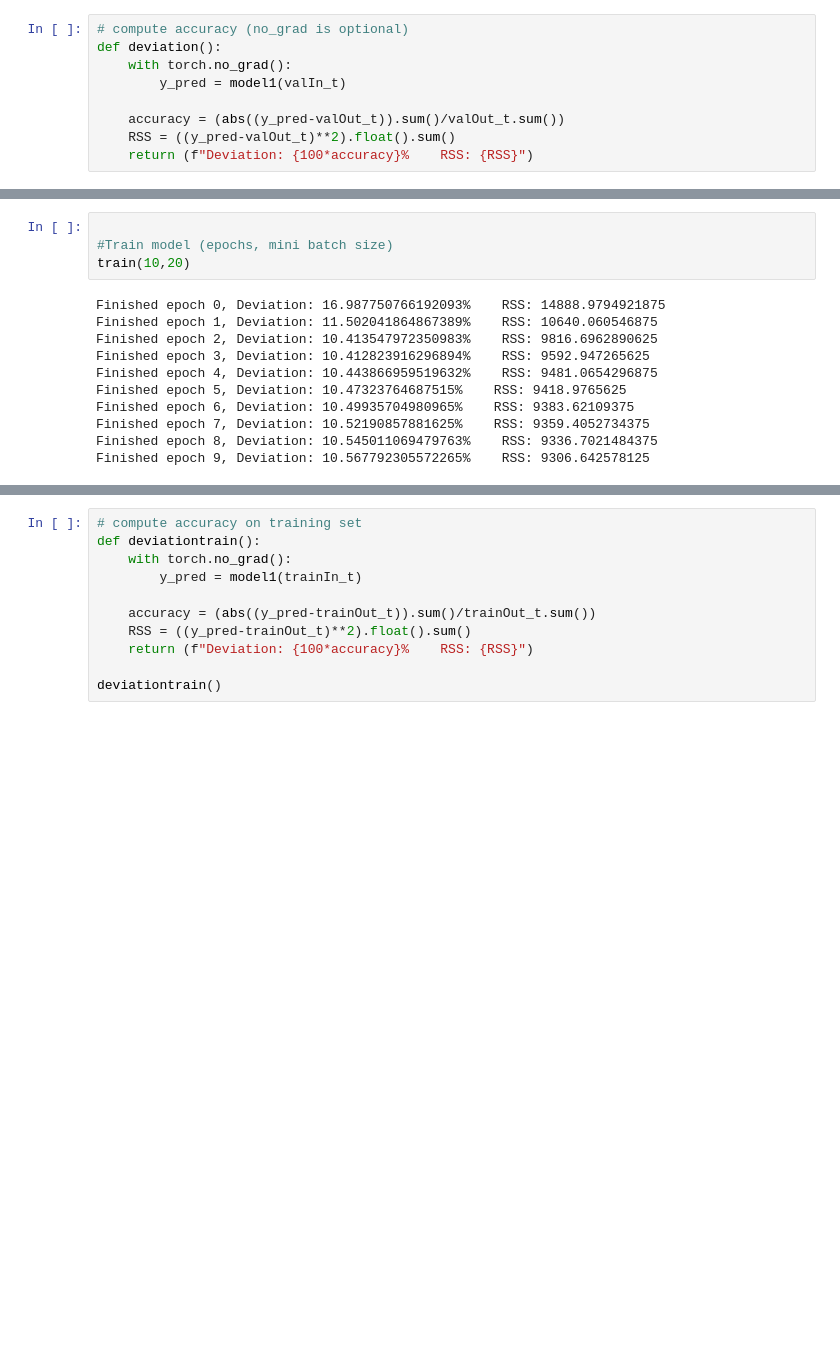
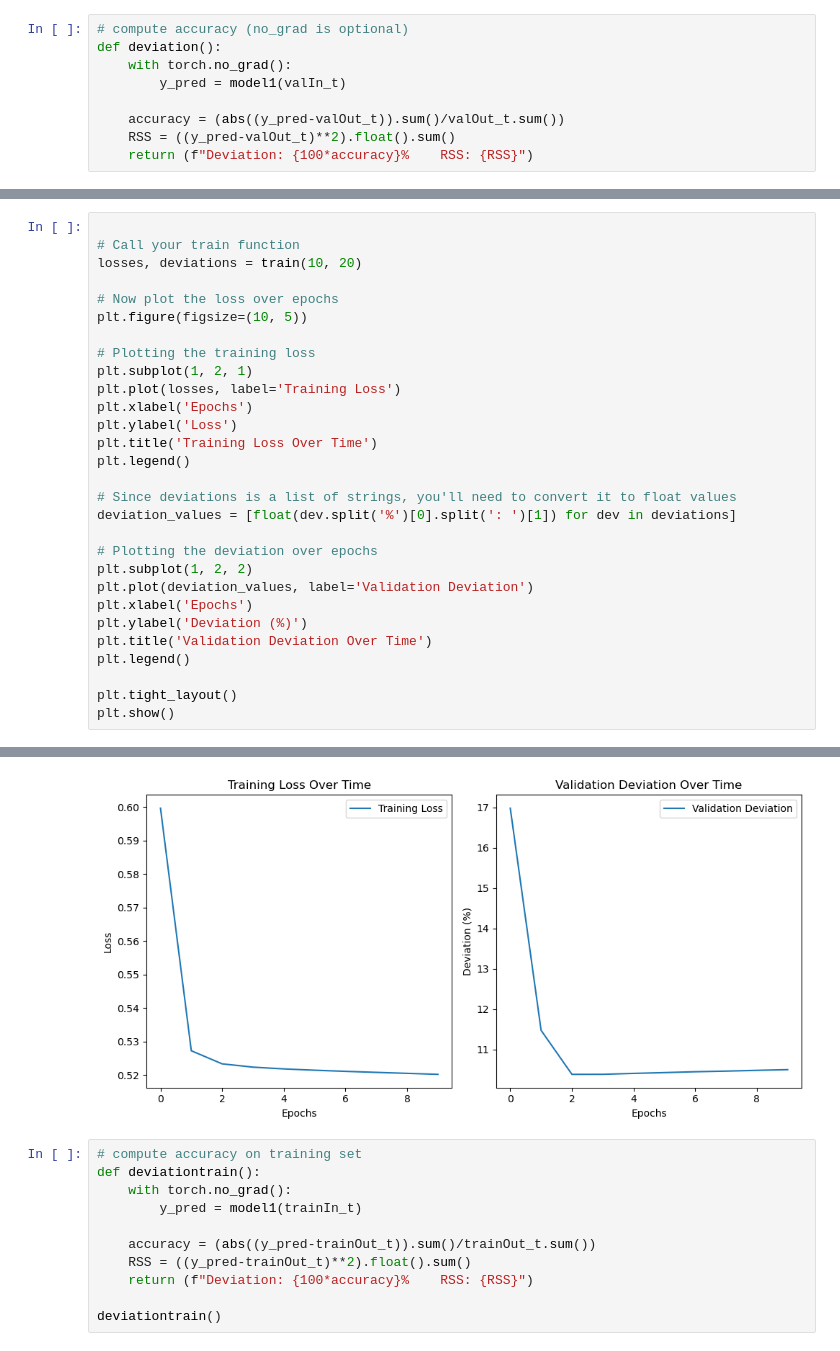
Before and after one commit to KuzonFyre/Single-Cell-Perturbations, a Jupyter notebook: Model.ipynb, the cells around one changed output, grey strips where cells are left out. Saved outputs shown, nothing was run; the diff lists cells and outputs as text; blank space fills up the shorter version.

Commit message:
added graphs to view our results

```diff
--- a/Model.ipynb
+++ b/Model.ipynb
@@ -163,15 +181,30 @@ def train(epoch_number, batch_size):
-# %%
-
-#Train model (epochs, mini batch size)
-train(10,20)
-# %% [output]
-Finished epoch 0, Deviation: 16.987750766192093%    RSS: 14888.9794921875
-Finished epoch 1, Deviation: 11.502041864867389%    RSS: 10640.060546875
-Finished epoch 2, Deviation: 10.413547972350983%    RSS: 9816.6962890625
-Finished epoch 3, Deviation: 10.412823916296894%    RSS: 9592.947265625
-Finished epoch 4, Deviation: 10.443866959519632%    RSS: 9481.0654296875
-Finished epoch 5, Deviation: 10.47323764687515%    RSS: 9418.9765625
-Finished epoch 6, Deviation: 10.49935704980965%    RSS: 9383.62109375
-Finished epoch 7, Deviation: 10.52190857881625%    RSS: 9359.4052734375
-Finished epoch 8, Deviation: 10.545011069479763%    RSS: 9336.7021484375
-Finished epoch 9, Deviation: 10.567792305572265%    RSS: 9306.642578125
+# %%
+
+# Call your train function
+losses, deviations = train(10, 20)
+
+# Now plot the loss over epochs
+plt.figure(figsize=(10, 5))
+
+# Plotting the training loss
+plt.subplot(1, 2, 1)
+plt.plot(losses, label='Training Loss')
+plt.xlabel('Epochs')
+plt.ylabel('Loss')
+plt.title('Training Loss Over Time')
+plt.legend()
+
+# Since deviations is a list of strings, you'll need to convert it to float values
+deviation_values = [float(dev.split('%')[0].split(': ')[1]) for dev in deviations]
+
+# Plotting the deviation over epochs
+plt.subplot(1, 2, 2)
+plt.plot(deviation_values, label='Validation Deviation')
+plt.xlabel('Epochs')
+plt.ylabel('Deviation (%)')
+plt.title('Validation Deviation Over Time')
+plt.legend()
+
+plt.tight_layout()
+plt.show()
+# %% [output]
@@ -178,3 +221,4 @@ Finished epoch 9, Deviation: 10.567792305572265%    RSS: 9306.642578125
+[figure, added]
 # %%
 # compute accuracy on training set
 def deviationtrain():
```
Also changed, not shown: parts of 2 cells of this notebook.
